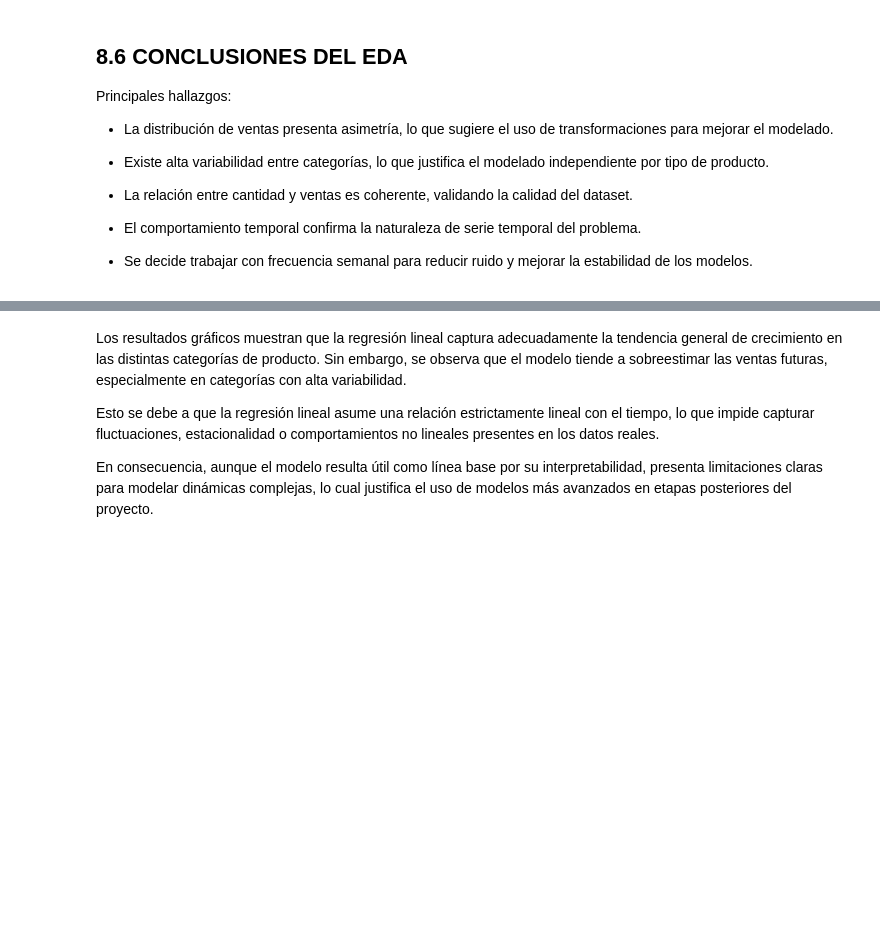
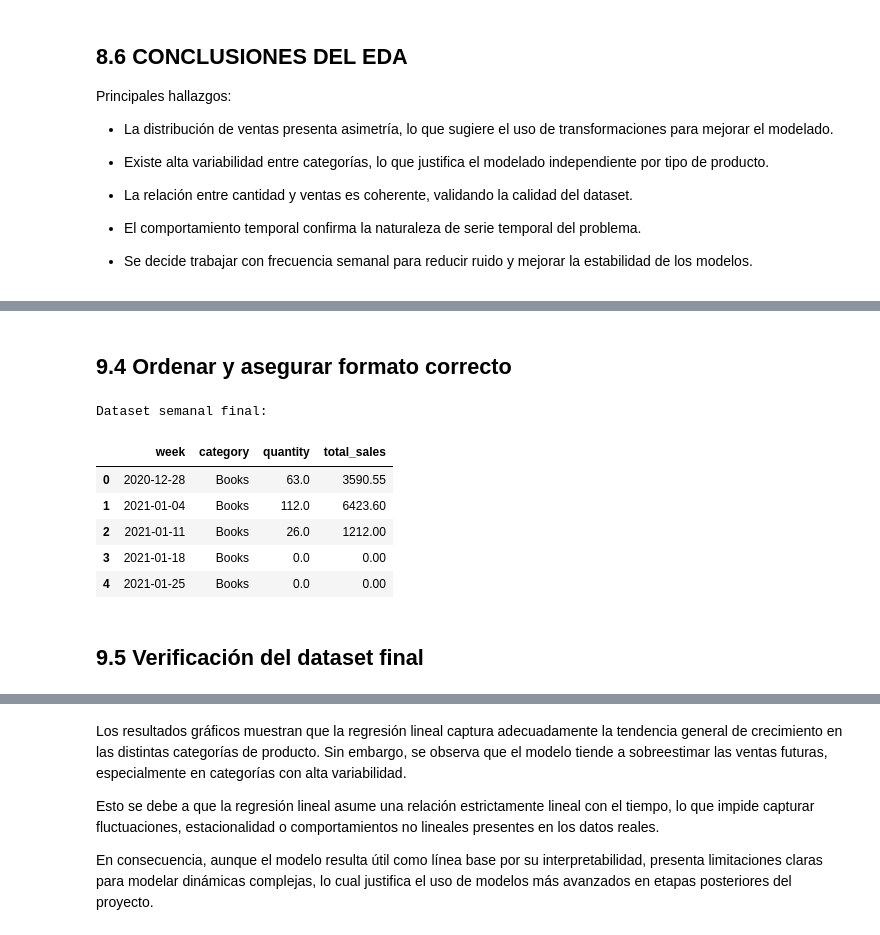
Before and after one commit to roguef07/TFM_Equipo_15, a Jupyter notebook: forecast_app/Modelados.ipynb, the cells around one changed output, grey strips where cells are left out. Saved outputs shown, nothing was run; the diff lists cells and outputs as text; code cells hidden in the pictures; blank space fills up the shorter version.

```diff
--- a/forecast_app/Modelados.ipynb
+++ b/forecast_app/Modelados.ipynb
@@ -503,0 +561,48 @@ Principales hallazgos:
+# %%
+df_semanal_completo = []
+
+categorias = df_semanal["category"].unique()
+
+for cat in categorias:
+
+    df_cat = df_semanal[df_semanal["category"] == cat].copy()
+    df_cat = df_cat.set_index("week")
+
+    # Crear rango completo de semanas
+    rango_fechas = pd.date_range(
+        start=df_cat.index.min(),
+        end=df_cat.index.max(),
+        freq="W-MON"
+    )
+
+    # Reindexar para completar semanas faltantes
+    df_cat = df_cat.reindex(rango_fechas)
+
+    # Rellenar valores faltantes con 0
+    df_cat["category"] = cat
+    df_cat["quantity"] = df_cat["quantity"].fillna(0)
+    df_cat["total_sales"] = df_cat["total_sales"].fillna(0)
+
+    df_cat = df_cat.reset_index().rename(columns={"index": "week"})
+
+    df_semanal_completo.append(df_cat)
+
+df_semanal = pd.concat(df_semanal_completo, ignore_index=True)
+# %% [markdown]
+## 9.4 Ordenar y asegurar formato correcto
+# %%
+df_semanal["week"] = pd.to_datetime(df_semanal["week"])
+df_semanal = df_semanal.sort_values(["category", "week"]).reset_index(drop=True)
+
+print("Dataset semanal final:")
+display(df_semanal.head())
+# %% [output]
+Dataset semanal final:
+|  | week | category | quantity | total_sales |
+| 0 | 2020-12-28 | Books | 63.0 | 3590.55 |
+| 1 | 2021-01-04 | Books | 112.0 | 6423.60 |
+| 2 | 2021-01-11 | Books | 26.0 | 1212.00 |
+| 3 | 2021-01-18 | Books | 0.0 | 0.00 |
+| 4 | 2021-01-25 | Books | 0.0 | 0.00 |
+# %% [markdown]
+## 9.5 Verificación del dataset final
```
Also changed, not shown: parts of 51 cells of this notebook.
